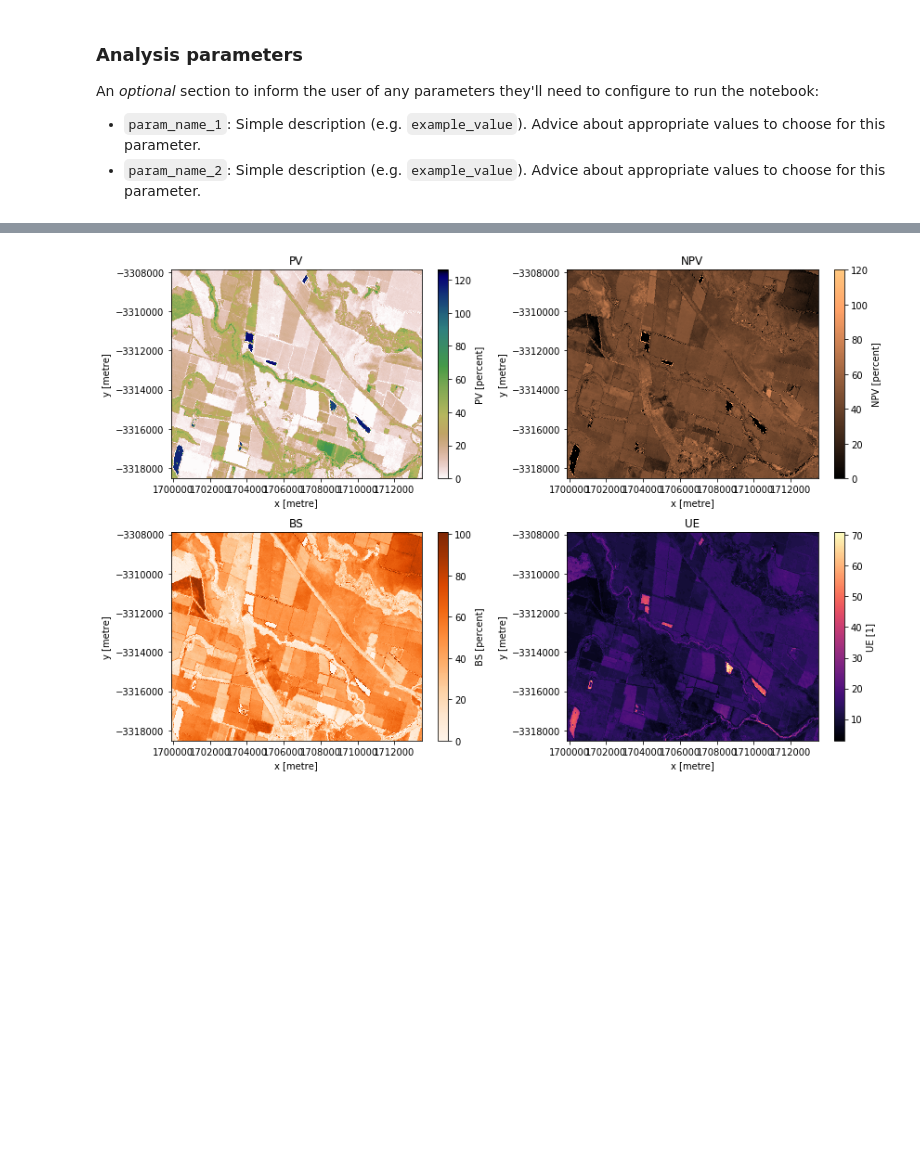
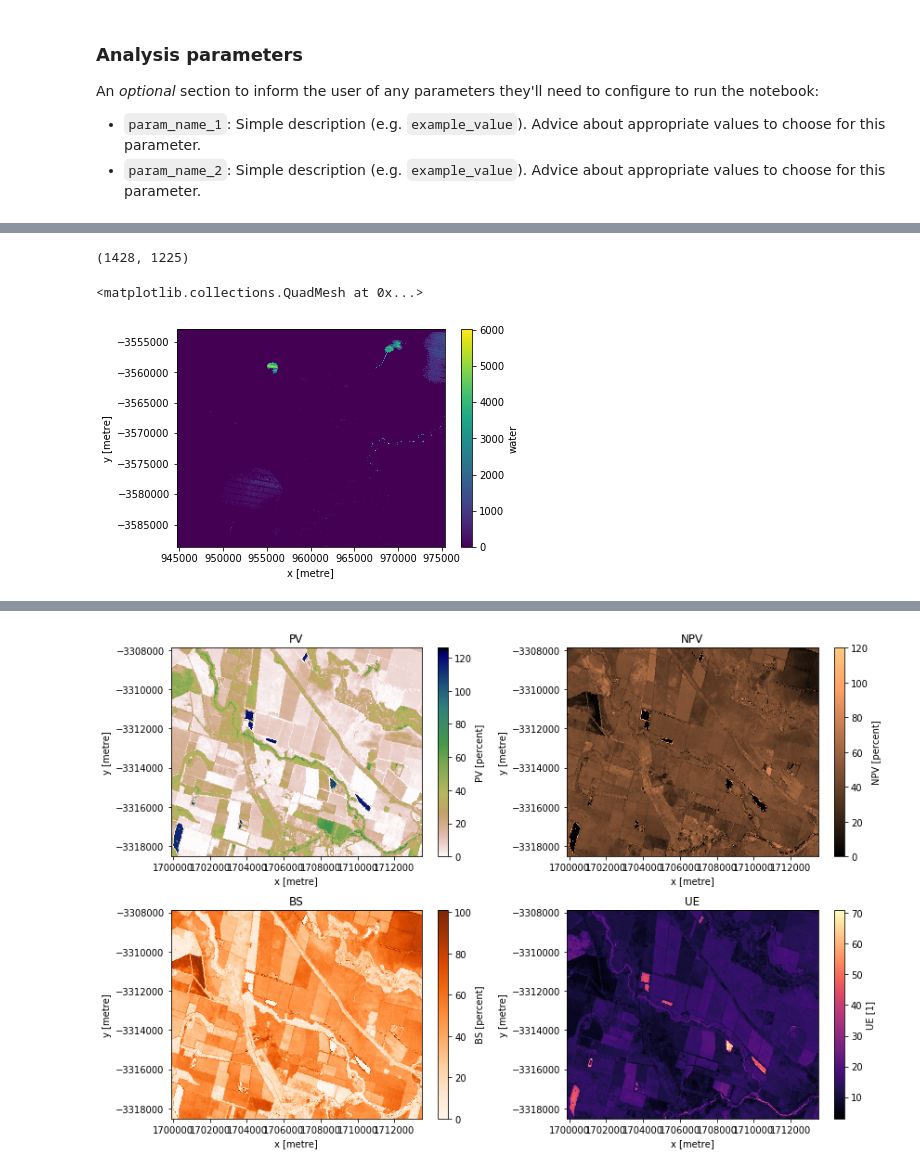
Before and after one commit to GeoscienceAustralia/dea-notebooks, a Jupyter notebook: DEA_spatial_analysts_course/day_2/Menindee_lakes.ipynb, the cells around one changed output, grey strips where cells are left out. Saved outputs shown, nothing was run; the diff lists cells and outputs as text; code cells hidden in the pictures; blank space fills up the shorter version.

```diff
--- a/DEA_spatial_analysts_course/day_2/Menindee_lakes.ipynb
+++ b/DEA_spatial_analysts_course/day_2/Menindee_lakes.ipynb
@@ -107,0 +112,9 @@ water_data.water.isel(time=0).plot()
+# %%
+query = {'lat': (-32.55, -32.25),
+         'lon': (142.15, 142.45),
+         'time':('2015-06-01', '2016-06-01')}
+
+
+water_data = dc_moree.load(product='wofs_albers', **query)
+
+water_data
@@ -107,0 +132,8 @@ water_data.water.isel(time=0).plot()
+# %%
+m2016 = water_data.water.where(water_data.water == 128).sum(dim='time')
+print(m2016.shape)
+m2016.plot()
+# %% [output]
+(1428, 1225)
+<matplotlib.collections.QuadMesh at 0x...>
+[figure, added]
```
Also changed, not shown: parts of 21 cells of this notebook, 2 other files.
